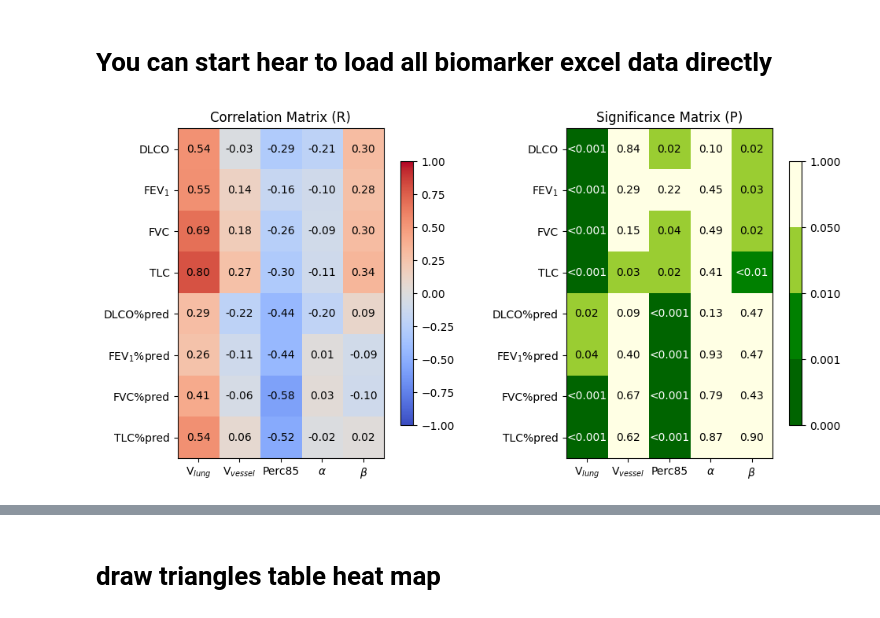
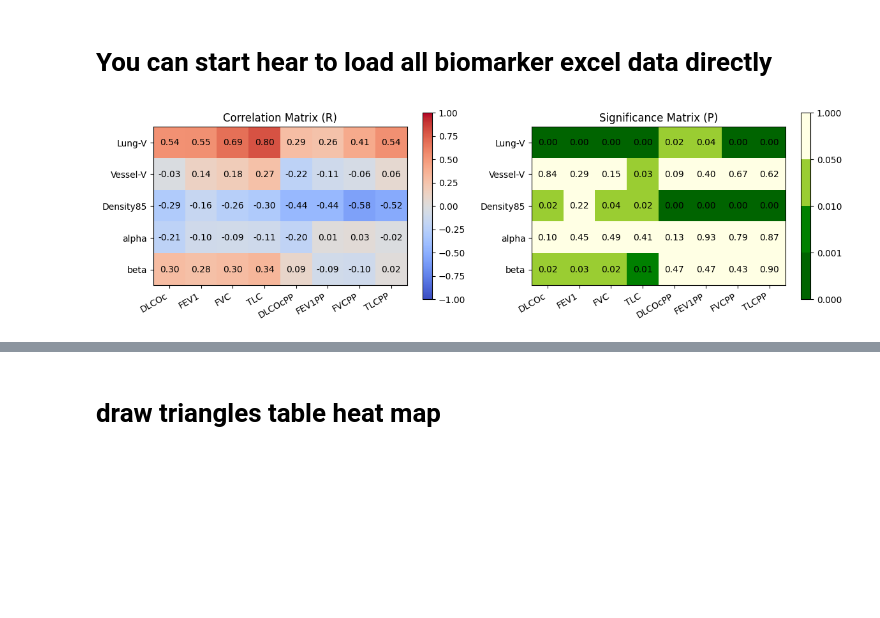
Before and after one commit to Jingnan-Jia/PFT_estimation, a Jupyter notebook: lung_function/scripts/jupyter_notebooks/r_manual_biomarkers_to_PFT.ipynb, the cells around one changed output, grey strips where cells are left out. Saved outputs shown, nothing was run; the diff lists cells and outputs as text; code cells hidden in the pictures; blank space fills up the shorter version.

```diff
--- a/lung_function/scripts/jupyter_notebooks/r_manual_biomarkers_to_PFT.ipynb
+++ b/lung_function/scripts/jupyter_notebooks/r_manual_biomarkers_to_PFT.ipynb
@@ -197,9 +165,11 @@ corr_np_train, p_np_train = get_corr_p_matrix(train_df, biomarker_names, pft_nam
 corr_np_test, p_np_test = get_corr_p_matrix(test_df, biomarker_names, pft_names)
 # %%
 
+import matplotlib.pyplot as plt
+import numpy as np
+import matplotlib
 
-
-def corr_p_imshow(corr_matrix, p_matrix, rows= ['Torso-V', 'Lung-V', 'Vessel-V', 'Density85', 'alpha', 'beta'], cols= ['DLCO', 'FEV1', 'FVC', 'TLC', 'DLCO%pred', 'FEV1%pred', 'FVC%pred', 'TLC%pred']):
+def corr_p_imshow(corr_matrix, p_matrix, rows= ['Torso-V', 'Lung-V', 'Vessel-V', 'Density85', 'alpha', 'beta'], cols= ['DLCOc', 'FEV1', 'FVC', 'TLC', 'DLCOcPP', 'FEV1PP', 'FVCPP', 'TLCPP']):
     # 设置数据
     assert corr_matrix.shape == p_matrix.shape
     assert corr_matrix.shape[0] == len(rows)
@@ -213,16 +183,10 @@ def corr_p_imshow(corr_matrix, p_matrix, rows= ['Torso-V', 'Lung-V', 'Vessel-V',
 
 
     # 创建figure和两个子图
-    fig, (ax1, ax2) = plt.subplots(1, 2, figsize=(10, 5))
+    fig, (ax1, ax2) = plt.subplots(1, 2, figsize=(12, 4))
 
     # 绘制第一个子图
-    # im1 = ax1.imshow(corr_matrix, cmap='coolwarm', vmin=-1, vmax=1)
-
-    # 反转x和y！！
-    corr_matrix = np.transpose(corr_matrix)
     im1 = ax1.imshow(corr_matrix, cmap='coolwarm', vmin=-1, vmax=1)
-    rows, cols = cols, rows
-
 
     # 在每个单元格中添加文本
     for i in range(len(rows)):
@@ -238,32 +202,19 @@ def corr_p_imshow(corr_matrix, p_matrix, rows= ['Torso-V', 'Lung-V', 'Vessel-V',
 
     # 添加坐标轴标签和标题
     ax1.set_xticks(range(len(cols)))
-    ax1.set_xticklabels(cols, rotation=0, ha='center')
+    ax1.set_xticklabels(cols, rotation=30, ha='right')
     ax1.set_yticks(range(len(rows)))
     ax1.set_yticklabels(rows)
     ax1.set_title('Correlation Matrix (R)')
 
     # 绘制第二个子图
-    # im2 = ax2.imshow(p_matrix, cmap=cmap_p, norm=norm_p)
-
-    # 反转XY
-    p_matrix = np.transpose(p_matrix)
     im2 = ax2.imshow(p_matrix, cmap=cmap_p, norm=norm_p)
 
 
     # 在每个单元格中添加文本
     for i in range(len(rows)):
         for j in range(len(cols)):
-            if float(p_matrix[i, j]) >= 0.01:
-                txt = f'{p_matrix[i, j]:.2f}'
-                color = 'black'
-            elif float(p_matrix[i, j]) >= 0.001:
-                txt = '<0.01'  # p value less than 0.001
-                color = 'white'
-            else:
-                txt = '<0.001'  # p value less than 0.001
-                color = 'white'
-            text = ax2.text(j, i, txt, ha='center', va='center', color=color)#, fontsize=12
+            text = ax2.text(j, i, f'{p_matrix[i, j]:.2f}', ha='center', va='center')#, fontsize=12
 
     # 添加右图的colorbar
     cbar2 = ax2.figure.colorbar(im2, ax=ax2, cmap=cmap_p, norm=norm_p, boundaries=bounds_p, ticks=bounds_p, shrink=0.8)
@@ -271,7 +222,7 @@ def corr_p_imshow(corr_matrix, p_matrix, rows= ['Torso-V', 'Lung-V', 'Vessel-V',
 
     # 添加坐标轴标签和标题
     ax2.set_xticks(range(len(cols)))
-    ax2.set_xticklabels(cols, rotation=0, ha='center')
+    ax2.set_xticklabels(cols, rotation=30, ha='right')
     ax2.set_yticks(range(len(rows)))
     ax2.set_yticklabels(rows)
     ax2.set_title('Significance Matrix (P)')
@@ -280,6 +231,6 @@ def corr_p_imshow(corr_matrix, p_matrix, rows= ['Torso-V', 'Lung-V', 'Vessel-V',
     plt.tight_layout()
     plt.show()
 # %%
-corr_p_imshow(corr_np_test, p_np_test, rows=replace_col(biomarker_names), cols=replace_col(pft_names))
+corr_p_imshow(corr_np_test, p_np_test, rows=biomarker_names, cols=pft_names)
 # %% [output]
-[figure, old version]
+[figure, new version]
```
Also changed, not shown: parts of 22 cells of this notebook, 16 other files.
